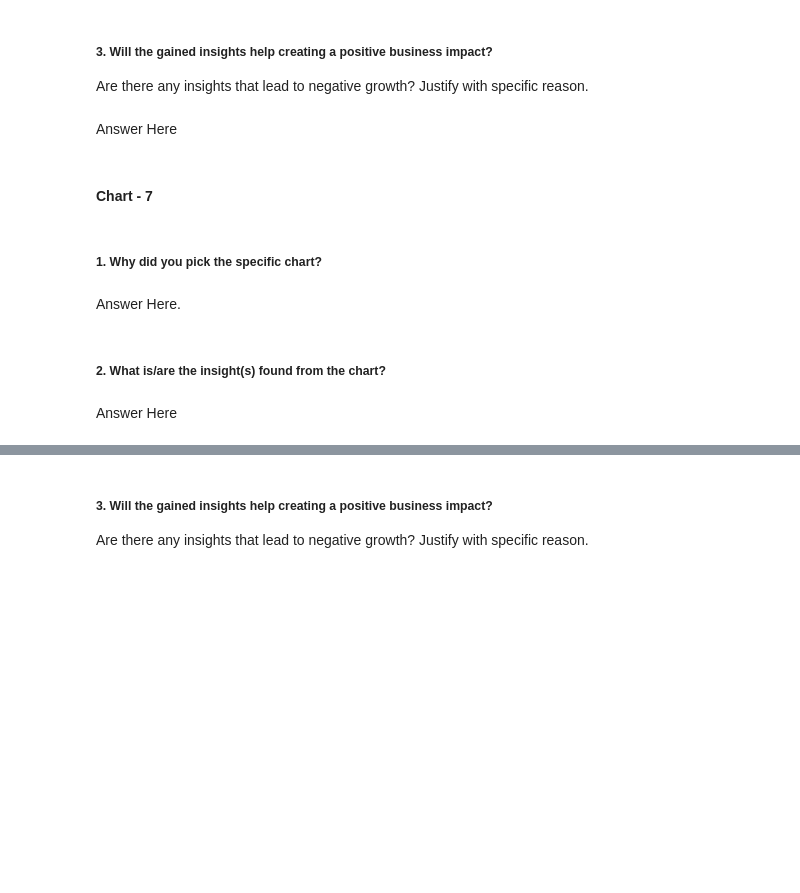
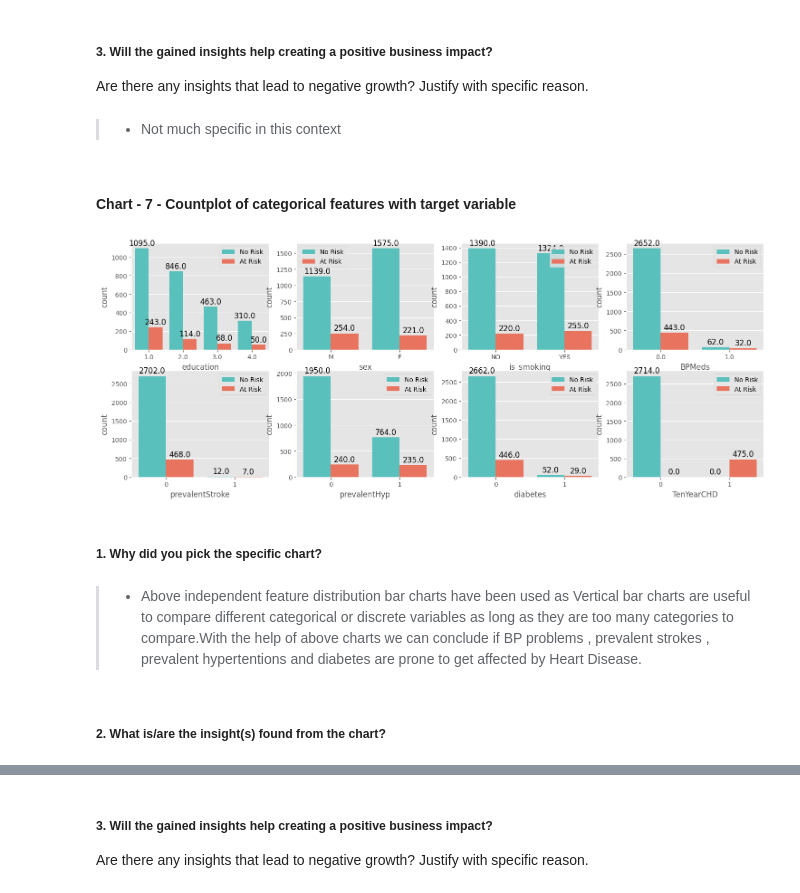
Before and after one commit to ashish-mali/Classification-Cardiovascular-Risk-Prediction, a Jupyter notebook: Cardiovascular_Risk_Prediction_Capstone_Project.ipynb, the cells around one changed output, grey strips where cells are left out. Saved outputs shown, nothing was run; the diff lists cells and outputs as text; code cells hidden in the pictures; blank space fills up the shorter version.

```diff
--- a/Cardiovascular_Risk_Prediction_Capstone_Project.ipynb
+++ b/Cardiovascular_Risk_Prediction_Capstone_Project.ipynb
@@ -1166,7 +1211,7 @@ Answer Here
 # %% [markdown]
 ##### 3. Will the gained insights help creating a positive business impact?
 Are there any insights that lead to negative growth? Justify with specific reason.
-# %% [markdown]
-Answer Here
+# %% [markdown]
+>* Not much specific in this context
 # %% [markdown]
-#### Chart - 7
+#### Chart - 7 - Countplot of categorical features with target variable
@@ -1175,8 +1218,26 @@ Answer Here
+# %%
+# Chart - 7 visualization code
+# Setting up the size of the plot
+plt.figure(figsize=(18,14))
+
+# Let's iterate through each variable
+for i,j in enumerate(categoric_features):
+  plt.subplot(4,4,i+1)
+  plots= sns.countplot(x=df[j], hue=df['TenYearCHD'], palette=['mediumturquoise',"tomato"])
+  plt.legend(['No Risk', 'At Risk'], loc='best')
+
+  for bar in plots.patches:
+      plots.annotate(bar.get_height(),
+                     (bar.get_x() + bar.get_width() / 2,
+                      bar.get_height()), ha='center', va='center',
+                     size=12, xytext=(0, 8),
+                     textcoords='offset points')
+plt.show()
+# %% [output]
+[figure, added]
 # %% [markdown]
 ##### 1. Why did you pick the specific chart?
-# %% [markdown]
-Answer Here.
+# %% [markdown]
+>* Above independent feature distribution bar charts have been used as Vertical bar charts are useful to compare different categorical or discrete variables as long as they are too many categories to compare.With the help of above charts we can conclude if BP problems , prevalent strokes , prevalent hypertentions and diabetes are prone to get affected by Heart Disease.
 # %% [markdown]
 ##### 2. What is/are the insight(s) found from the chart?
-# %% [markdown]
-Answer Here
```
Also changed, not shown: parts of 41 cells of this notebook.
